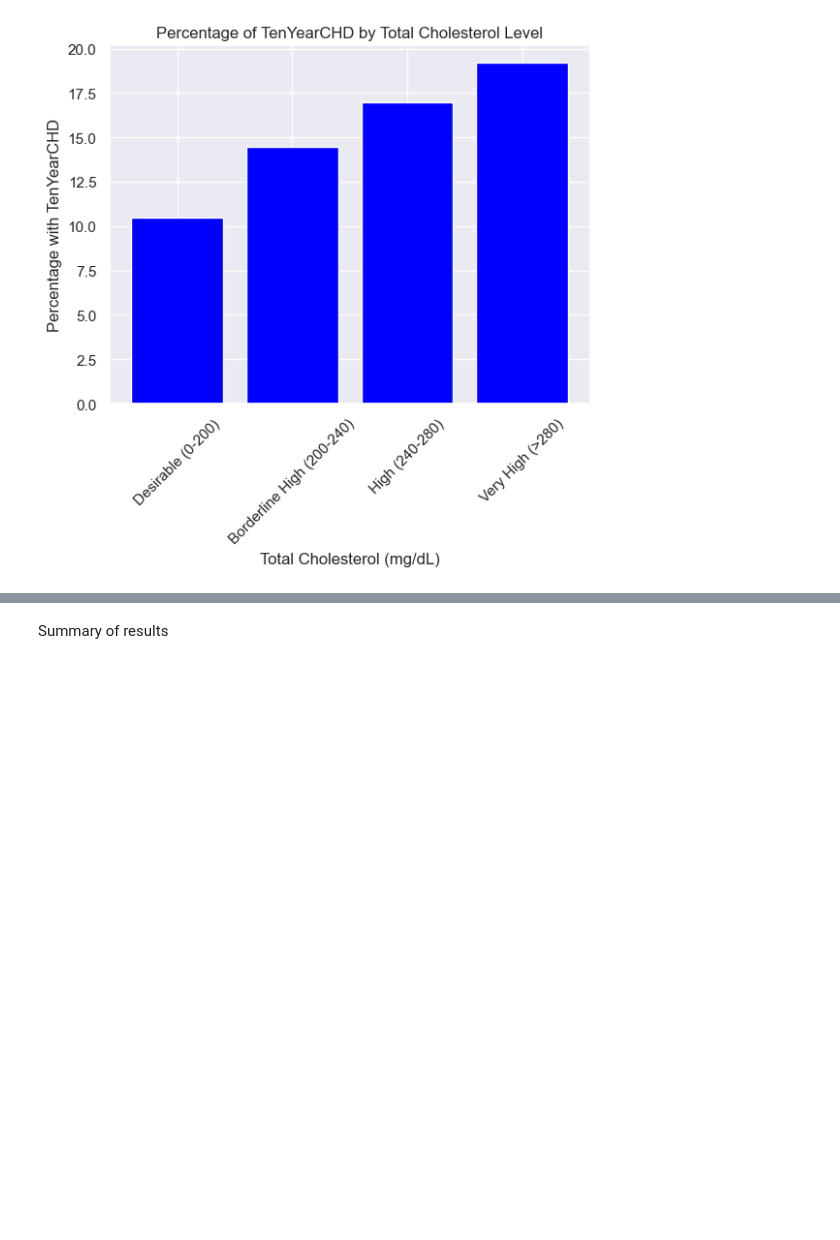
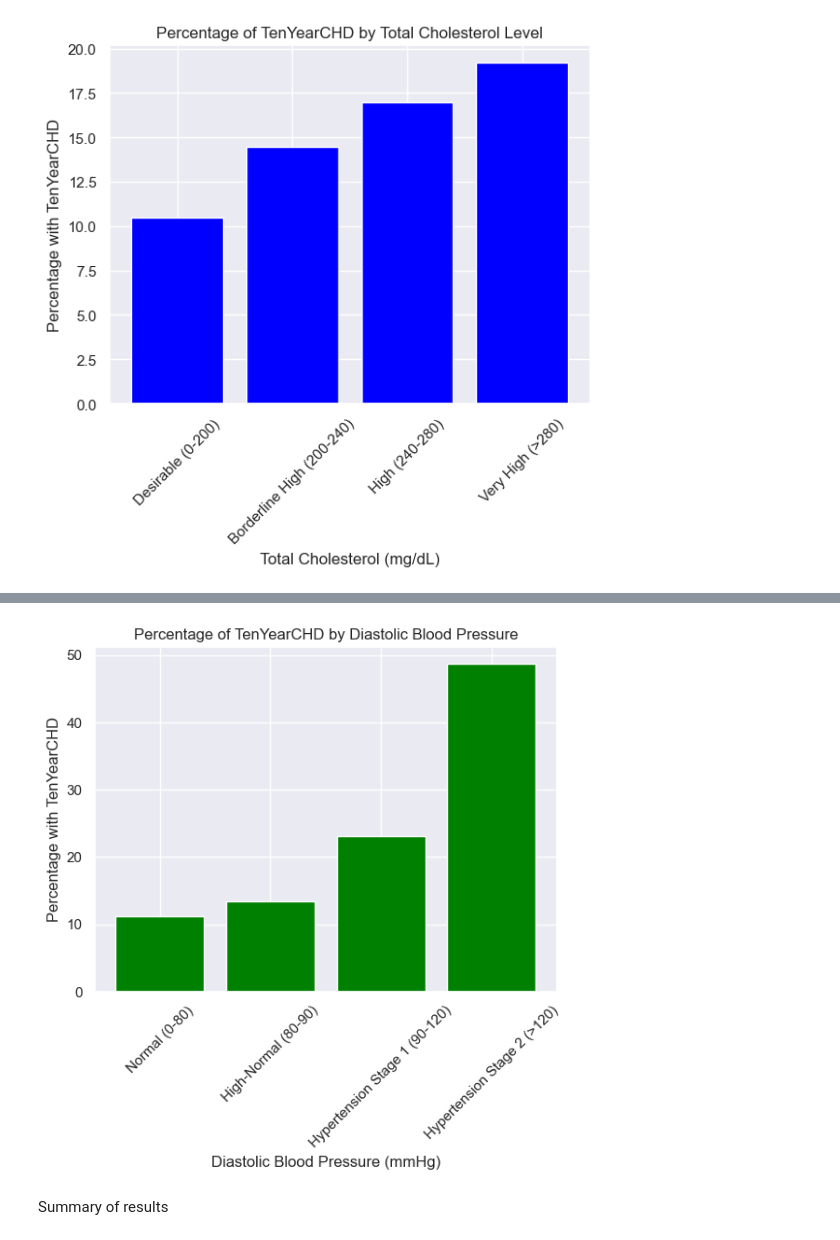
Before and after one commit to Weexuan/Data-Science-Project, a Jupyter notebook: Mini Project Cleaned version.ipynb, the cells around one changed output, grey strips where cells are left out. Drawn from its saved outputs; the diff is of its cells as text; code cells hidden in the pictures; blank space fills up the shorter version.

```diff
--- a/Mini Project Cleaned version.ipynb
+++ b/Mini Project Cleaned version.ipynb
@@ -280,3 +298,25 @@ FileNotFoundError: [Errno 2] No such file or directory: 'heartData.csv'
+# %%
+# Define bins for Diastolic Blood Pressure (diaBP)
+diaBP_bins = [0, 80, 90, 120, float('inf')]
+diaBP_labels = ['Normal (0-80)', 'High-Normal (80-90)', 'Hypertension Stage 1 (90-120)', 'Hypertension Stage 2 (>120)']
+
+# Calculate percentage of TenYearCHD for each bin of diaBP
+diaBP_chd_percentage = []
+for i in range(len(diaBP_bins) - 1):
+    lower_bound = diaBP_bins[i]
+    upper_bound = diaBP_bins[i + 1]
+    chd_percentage = heartData[(heartData['diaBP'] >= lower_bound) & (heartData['diaBP'] < upper_bound)]['TenYearCHD'].mean() * 100
+    diaBP_chd_percentage.append(chd_percentage)
+
+# Plotting diaBP
+plt.bar(diaBP_labels, diaBP_chd_percentage, color='green')
+plt.xlabel('Diastolic Blood Pressure (mmHg)')
+plt.ylabel('Percentage with TenYearCHD')
+plt.title('Percentage of TenYearCHD by Diastolic Blood Pressure')
+plt.xticks(rotation=45)
+plt.show()
+# %% [output]
+[figure, added]
 # %% [markdown]
 Summary of results
 # %% [markdown]
```
Also changed, not shown: parts of 1 cell of this notebook.
